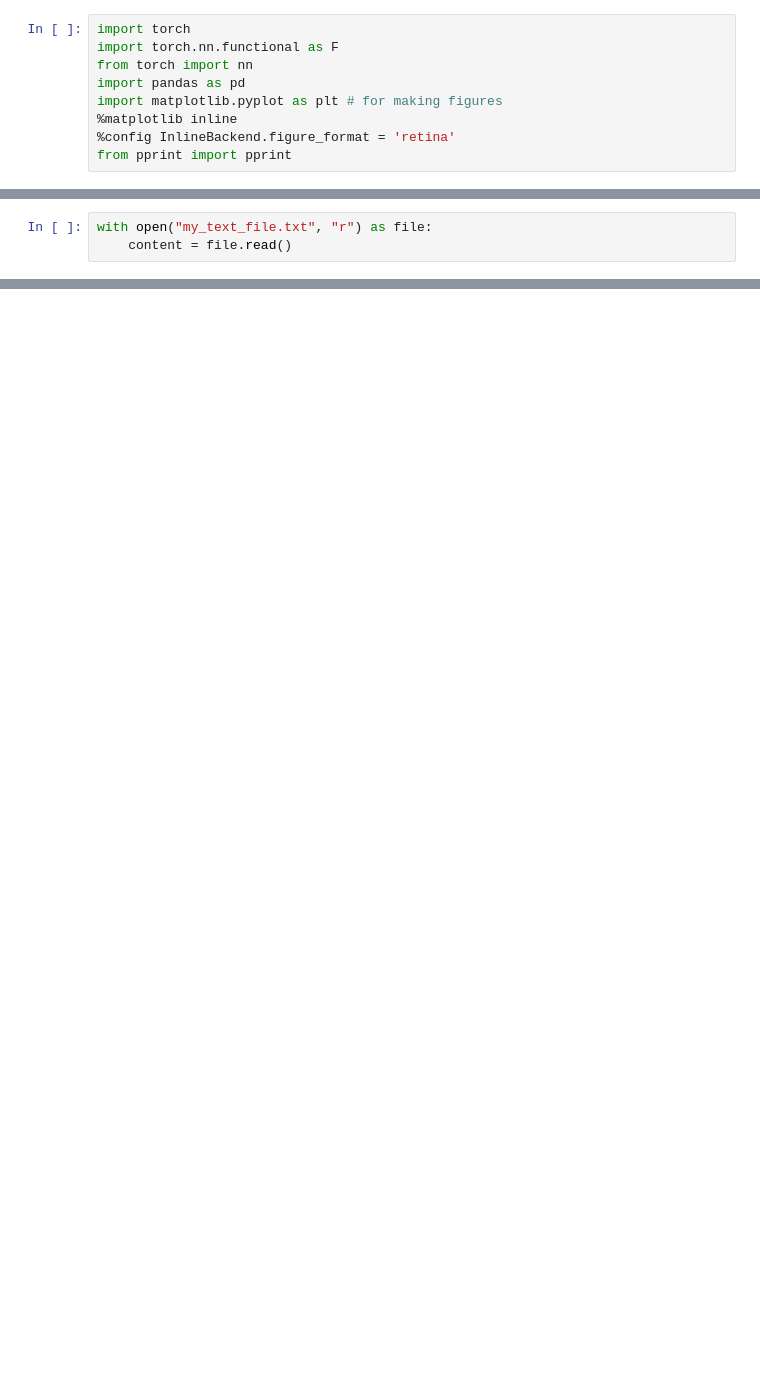
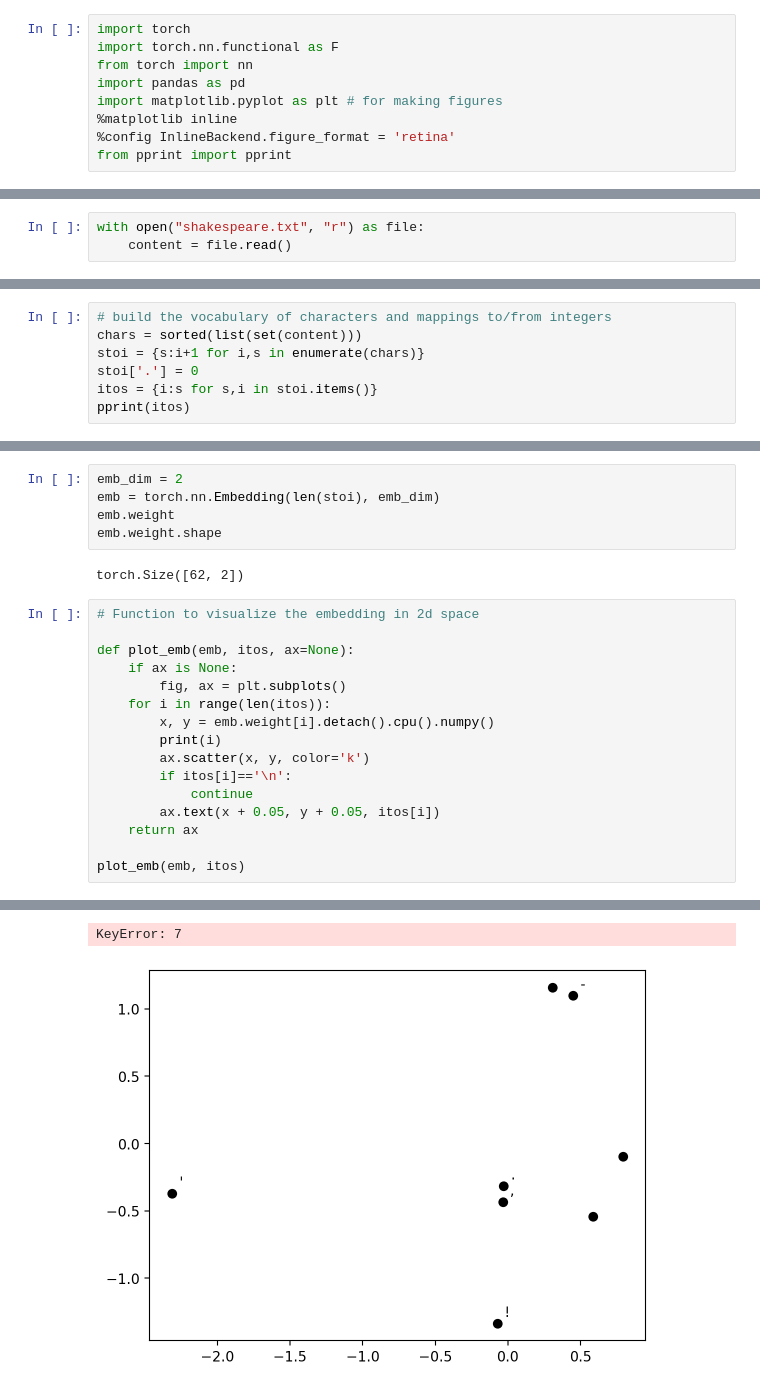
Before and after one commit to HrishikeshCP/assignment-3-es-335-2024-optimizers, a Jupyter notebook: qn1/q1.ipynb, the cells around one changed output, grey strips where cells are left out. Saved outputs shown, nothing was run; the diff lists cells and outputs as text; blank space fills up the shorter version.

```diff
--- a/qn1/q1.ipynb
+++ b/qn1/q1.ipynb
@@ -10,3 +16,3 @@ from pprint import pprint
 # %%
-with open("my_text_file.txt", "r") as file:
+with open("shakespeare.txt", "r") as file:
     content = file.read()
@@ -14,0 +19,7 @@ FileNotFoundError: [Errno 2] No such file or directory: 'my_text_file.txt'
+# %%
+# build the vocabulary of characters and mappings to/from integers
+chars = sorted(list(set(content)))
+stoi = {s:i+1 for i,s in enumerate(chars)}
+stoi['.'] = 0
+itos = {i:s for s,i in stoi.items()}
+pprint(itos)
@@ -14,0 +84,24 @@ FileNotFoundError: [Errno 2] No such file or directory: 'my_text_file.txt'
+# %%
+emb_dim = 2
+emb = torch.nn.Embedding(len(stoi), emb_dim)
+emb.weight
+emb.weight.shape
+# %% [output]
+torch.Size([62, 2])
+# %%
+# Function to visualize the embedding in 2d space
+
+def plot_emb(emb, itos, ax=None):
+    if ax is None:
+        fig, ax = plt.subplots()
+    for i in range(len(itos)):
+        x, y = emb.weight[i].detach().cpu().numpy()
+        print(i)
+        ax.scatter(x, y, color='k')
+        if itos[i]=='\n':
+            continue
+        ax.text(x + 0.05, y + 0.05, itos[i])
+    return ax
+
+plot_emb(emb, itos)
+# %% [output]
@@ -14,0 +116,2 @@ FileNotFoundError: [Errno 2] No such file or directory: 'my_text_file.txt'
+KeyError: 7
+[figure, added]
```
Also changed, not shown: parts of 7 cells of this notebook.
